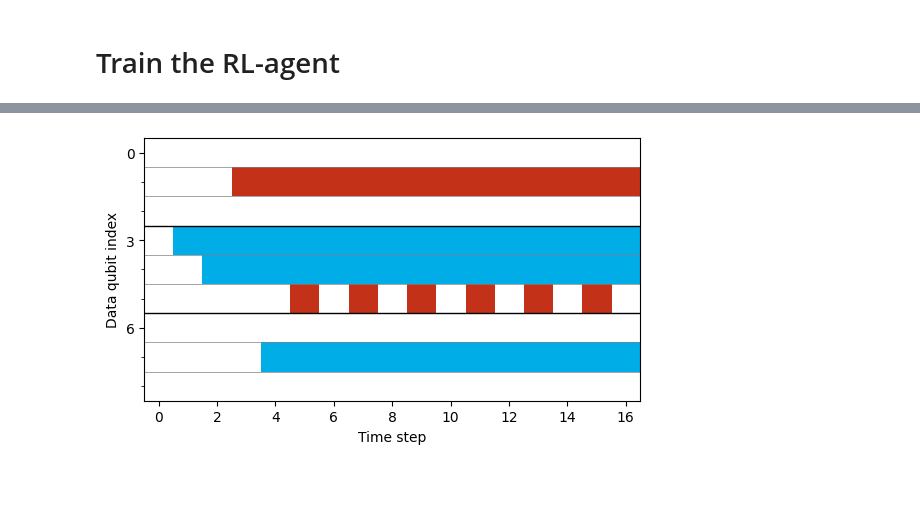
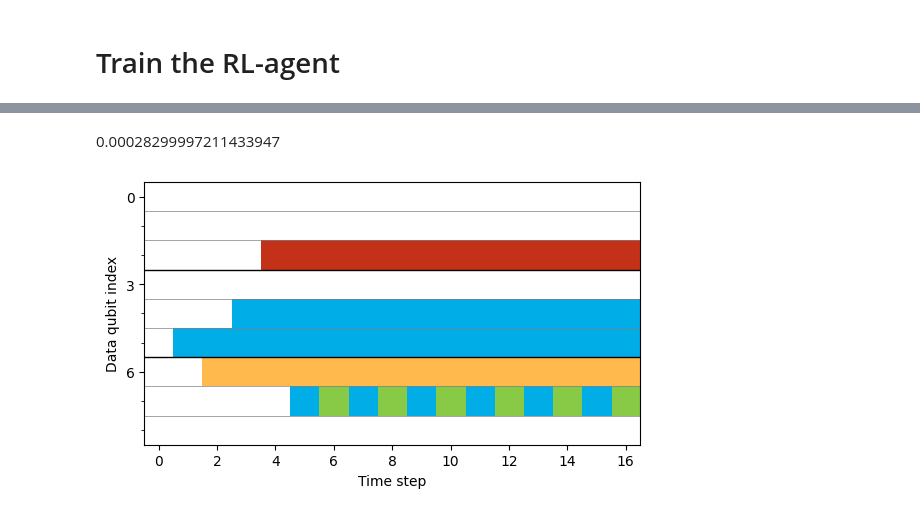
Before and after one commit to JuliusRye/QEC, a Jupyter notebook: Modules/reinforcement_learning_deformation_search.ipynb, the cells around one changed output, grey strips where cells are left out. Drawn from its saved outputs; the diff is of its cells as text; code cells hidden in the pictures; blank space fills up the shorter version.

```diff
--- a/Modules/reinforcement_learning_deformation_search.ipynb
+++ b/Modules/reinforcement_learning_deformation_search.ipynb
@@ -591,13 +597,15 @@ Step 17/100: 1 -> [0 5 0 3 3 1 0 3 0], reward: 1.7060202360153198, error rate: 8
+# %% [markdown]
+0.00028299997211433947
 # %%
-plt.imshow(jnp.array([0,0,2,3,3,2])[deformations_[:i].T], interpolation="nearest", cmap=deformation_cmap, vmin=-.5, vmax=5.5)
-# plt.imshow(deformations_[:i].T, interpolation="nearest", cmap=deformation_cmap, vmin=-.5, vmax=5.5)
+# plt.imshow(jnp.array([0,0,2,3,3,2])[deformations_[:i].T], interpolation="nearest", cmap=deformation_cmap, vmin=-.5, vmax=5.5)
+plt.imshow(deformations_[:i].T, interpolation="nearest", cmap=deformation_cmap, vmin=-.5, vmax=5.5)
 plt.xlabel("Time step")
 plt.ylabel("Data qubit index")
 plt.xlim(-.5, i-.5)
 plt.yticks(jnp.arange(0, deformations_.shape[1], CODE_DISTANCE))
 plt.yticks(jnp.arange(0, deformations_.shape[1]), minor=True)
 plt.hlines(jnp.arange(CODE_DISTANCE**2)[1:]-.5, [-1]*(CODE_DISTANCE**2-1), [error_rates.shape[0]]*(CODE_DISTANCE**2-1), color='gray', lw=.5)
 plt.hlines(CODE_DISTANCE*jnp.arange(CODE_DISTANCE)[1:]-.5, [-1]*(CODE_DISTANCE-1), [error_rates.shape[0]]*(CODE_DISTANCE-1), color='k', lw=1)
 plt.show()
 # %% [output]
-[figure, old version]
+[figure, new version]
```
Also changed, not shown: parts of 7 cells of this notebook, 12 other files.
